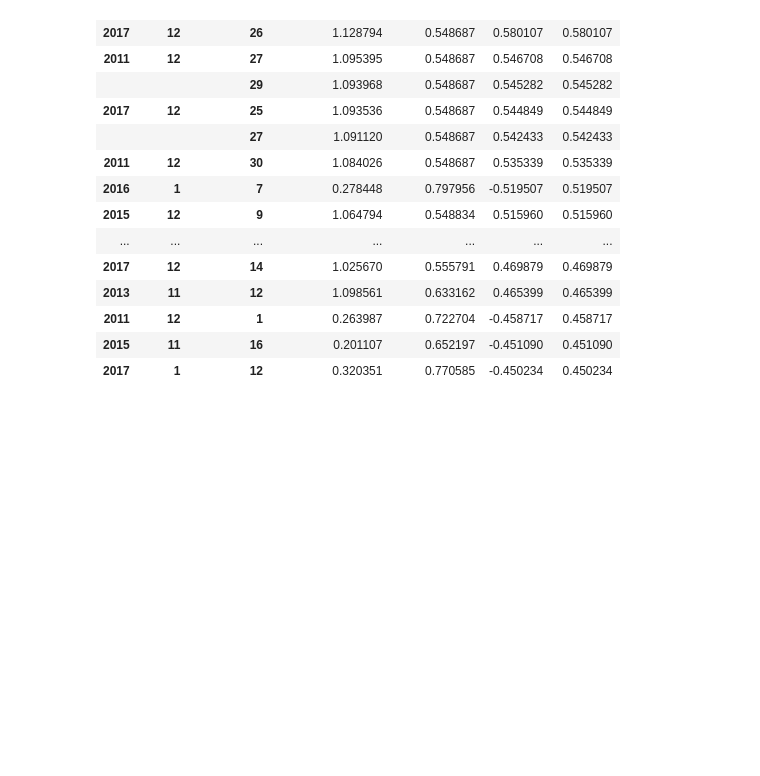
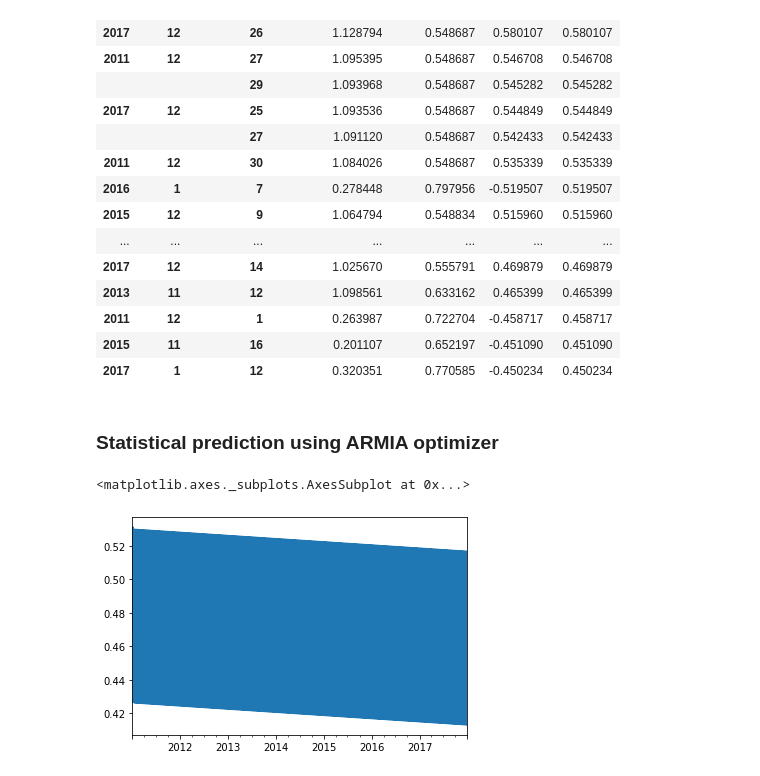
Before and after one commit to mwoss/timeseries-decision-trees, a Jupyter notebook: air_pollution_predictions.ipynb, the cells around one changed output. Saved outputs shown, nothing was run; the diff lists cells and outputs as text; code cells hidden in the pictures; blank space fills up the shorter version.

```diff
--- a/air_pollution_predictions.ipynb
+++ b/air_pollution_predictions.ipynb
@@ -367,3 +370,5 @@ error_by_day.sort_values('abs_error', ascending=False).head(20)
 | 2011 | 12 | 1 | 0.263987 | 0.722704 | -0.458717 | 0.458717 |
 | 2015 | 11 | 16 | 0.201107 | 0.652197 | -0.451090 | 0.451090 |
 | 2017 | 1 | 12 | 0.320351 | 0.770585 | -0.450234 | 0.450234 |
+# %% [markdown]
+### Statistical prediction using ARMIA optimizer
@@ -369,0 +378,15 @@ error_by_day.sort_values('abs_error', ascending=False).head(20)
+# %%
+co_test_new = co_test.set_index('Day')
+co_train_new = co_train.set_index('Day')
+
+co_test_new = co_test_new['avg_measurement']
+co_train_new = co_train_new['avg_measurement']
+# %%
+y_hat_avg = co_test_new.copy()
+fit1 = sm.tsa.statespace.SARIMAX(co_train_new, order=(2, 1, 4),seasonal_order=(0,1,1,7)).fit()
+y_hat_avg['SARIMA'] = fit1.predict(start=co_test_new.index.min(), end=co_test_new.index.max(), dynamic=True)
+# %%
+y_hat_avg['SARIMA'].plot()
+# %% [output]
+<matplotlib.axes._subplots.AxesSubplot at 0x...>
+[figure, added]
```
Also changed, not shown: parts of 11 cells of this notebook.
